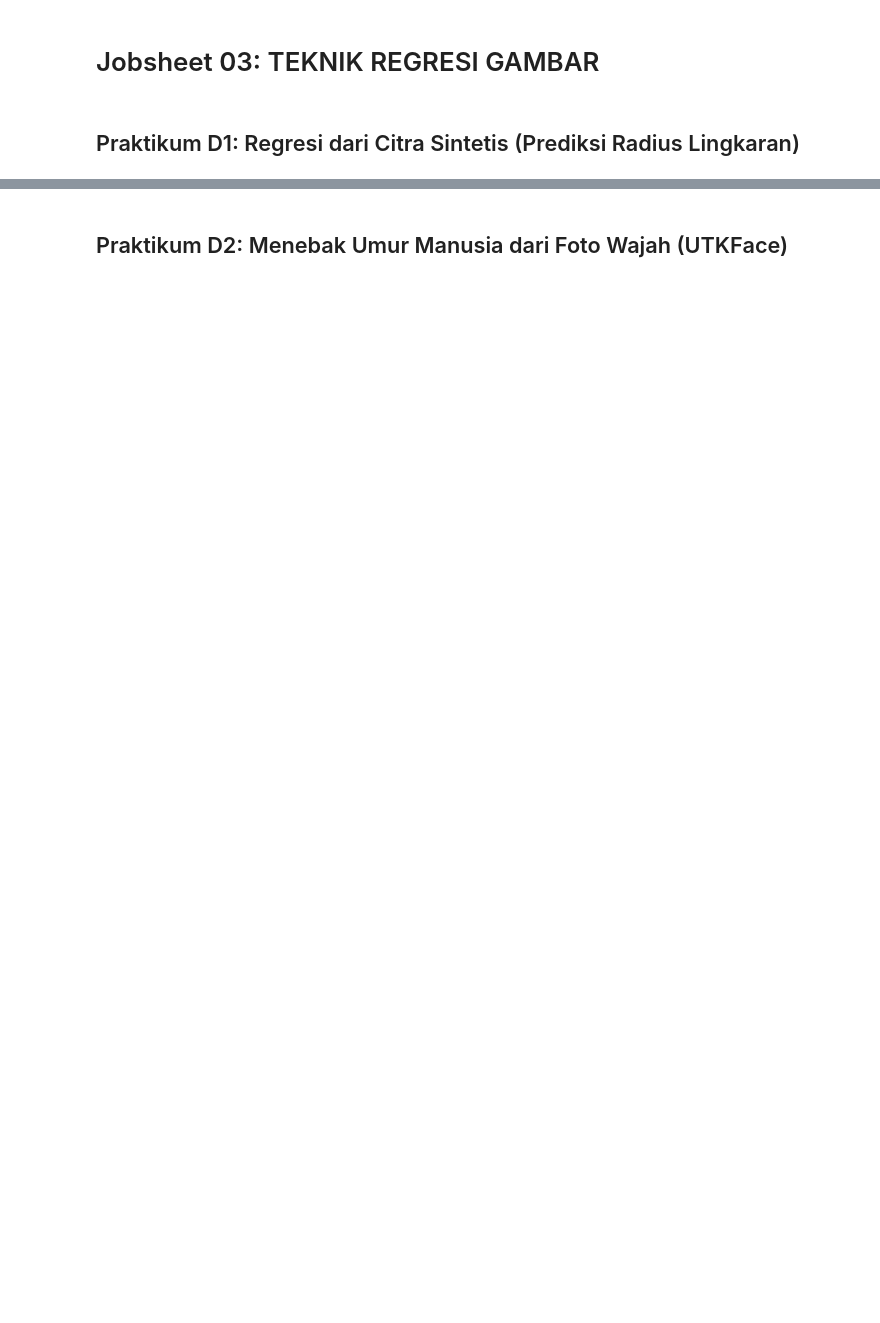
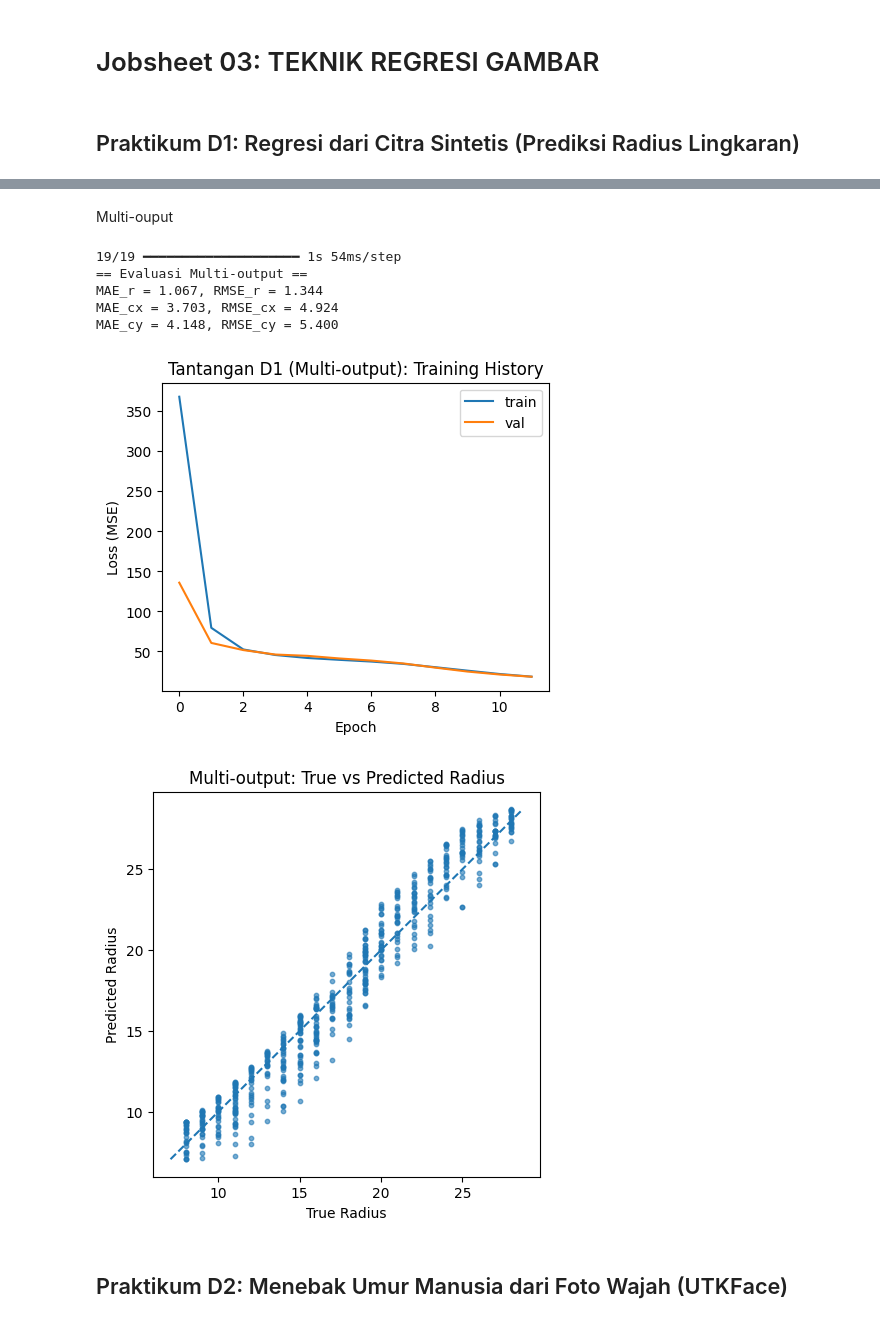
Before and after one commit to khansaintania/2025_VISI_KOMPUTER_TI2B, a Jupyter notebook: Jobsheet_03_TeknikRegresiGambar.ipynb, the cells around one changed output, grey strips where cells are left out. Cells and saved outputs as stored; diff of their text form; code cells hidden in the pictures; blank space fills up the shorter version.

```diff
--- a/Jobsheet_03_TeknikRegresiGambar.ipynb
+++ b/Jobsheet_03_TeknikRegresiGambar.ipynb
@@ -130,0 +213,2 @@ plt.show()
+# %% [markdown]
+Multi-ouput
@@ -131,3 +260,53 @@ plt.show()
+# %%
+# Evaluasi model multi-output
+y_pred_m = model_m.predict(Xte_m)
+
+# Pisahkan tiap komponen agar mudah dianalisis
+y_true_r, y_true_cx, y_true_cy = yte_m[:, 0], yte_m[:, 1], yte_m[:, 2]
+y_pred_r, y_pred_cx, y_pred_cy = y_pred_m[:, 0], y_pred_m[:, 1], y_pred_m[:, 2]
+
+# Hitung metrik evaluasi per komponen
+mae_r = mean_absolute_error(y_true_r, y_pred_r)
+mae_cx = mean_absolute_error(y_true_cx, y_pred_cx)
+mae_cy = mean_absolute_error(y_true_cy, y_pred_cy)
+
+rmse_r = np.sqrt(np.mean((y_true_r - y_pred_r)**2))
+rmse_cx = np.sqrt(np.mean((y_true_cx - y_pred_cx)**2))
+rmse_cy = np.sqrt(np.mean((y_true_cy - y_pred_cy)**2))
+
+print("== Evaluasi Multi-output ==")
+print(f"MAE_r = {mae_r:.3f}, RMSE_r = {rmse_r:.3f}")
+print(f"MAE_cx = {mae_cx:.3f}, RMSE_cx = {rmse_cx:.3f}")
+print(f"MAE_cy = {mae_cy:.3f}, RMSE_cy = {rmse_cy:.3f}")
+# %% [output]
+19/19 ━━━━━━━━━━━━━━━━━━━━ 1s 54ms/step
+== Evaluasi Multi-output ==
+MAE_r = 1.067, RMSE_r = 1.344
+MAE_cx = 3.703, RMSE_cx = 4.924
+MAE_cy = 4.148, RMSE_cy = 5.400
+# %%
+# Plot training loss
+plt.figure(figsize=(5,4))
+plt.plot(history_m.history['loss'], label='train')
+plt.plot(history_m.history['val_loss'], label='val')
+plt.title("Tantangan D1 (Multi-output): Training History")
+plt.xlabel("Epoch")
+plt.ylabel("Loss (MSE)")
+plt.legend()
+plt.show()
+
+# Scatter plot untuk radius saja
+plt.figure(figsize=(5,5))
+plt.scatter(y_true_r, y_pred_r, s=10, alpha=0.6)
+lims = [min(y_true_r.min(), y_pred_r.min()), max(y_true_r.max(), y_pred_r.max())]
+plt.plot(lims, lims, '--')
+plt.xlabel("True Radius")
+plt.ylabel("Predicted Radius")
+plt.title("Multi-output: True vs Predicted Radius")
+plt.show()
+# %% [output]
+[figure, added]
+[figure, added]
 # %% [markdown]
 ## Praktikum D2: Menebak Umur Manusia dari Foto Wajah (UTKFace)
 # %%
```
Also changed, not shown: parts of 27 cells of this notebook.
